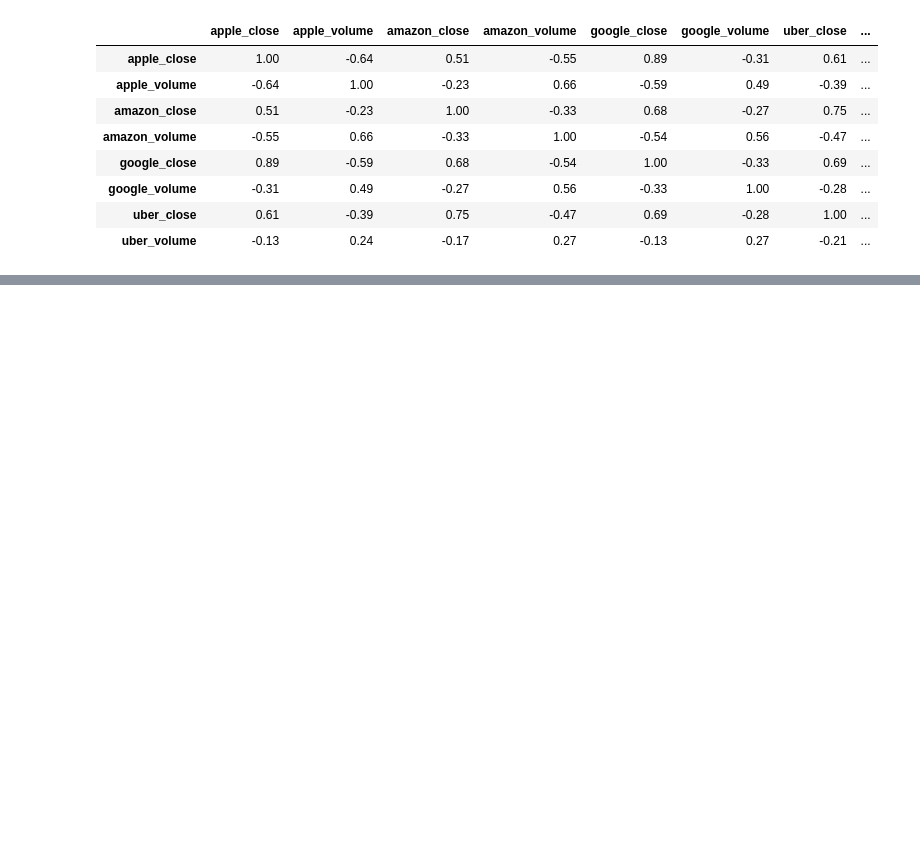
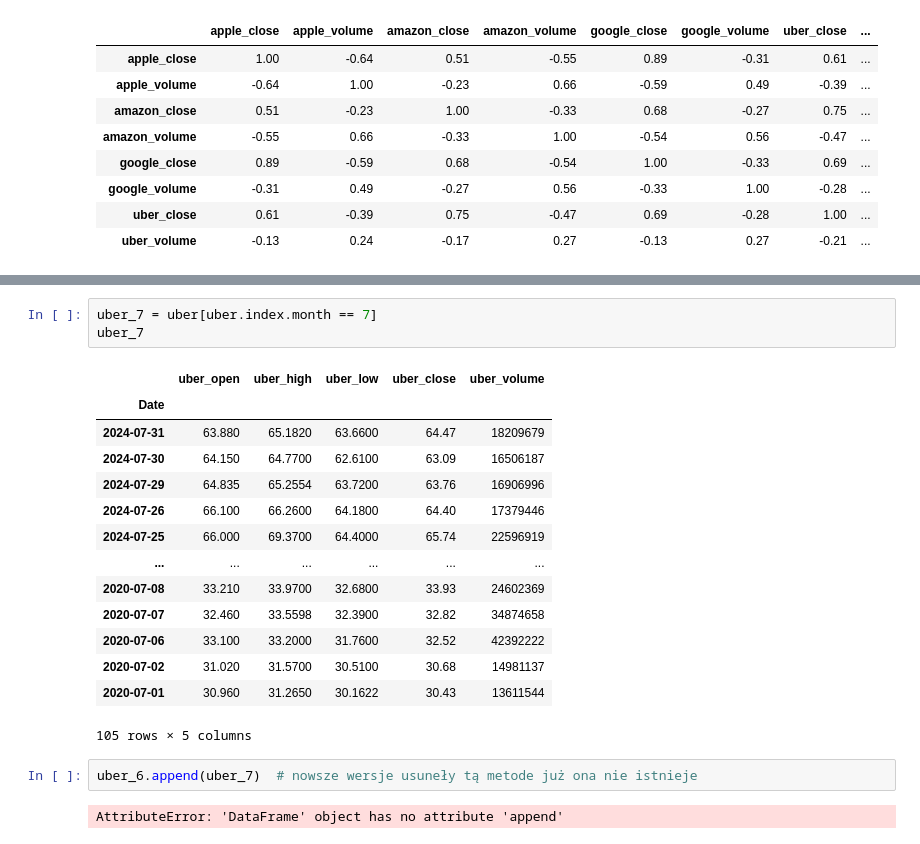
Before and after one commit to AleksandraJuras2000/Kurs_Udemi, a Jupyter notebook: 02_pandas/03_zapis_odczyt.ipynb, the cells around one changed output, grey strips where cells are left out. Cells and saved outputs as stored; diff of their text form; blank space fills up the shorter version.

```diff
--- a/02_pandas/03_zapis_odczyt.ipynb
+++ b/02_pandas/03_zapis_odczyt.ipynb
@@ -290,0 +321,22 @@ df[closes].corr()
+# %%
+uber_7 = uber[uber.index.month == 7]
+uber_7
+# %% [output]
+|  | uber_open | uber_high | uber_low | uber_close | uber_volume |
+| Date |  |  |  |  |  |
+| 2024-07-31 | 63.880 | 65.1820 | 63.6600 | 64.47 | 18209679 |
+| 2024-07-30 | 64.150 | 64.7700 | 62.6100 | 63.09 | 16506187 |
+| 2024-07-29 | 64.835 | 65.2554 | 63.7200 | 63.76 | 16906996 |
+| 2024-07-26 | 66.100 | 66.2600 | 64.1800 | 64.40 | 17379446 |
+| 2024-07-25 | 66.000 | 69.3700 | 64.4000 | 65.74 | 22596919 |
+| ... | ... | ... | ... | ... | ... |
+| 2020-07-08 | 33.210 | 33.9700 | 32.6800 | 33.93 | 24602369 |
+| 2020-07-07 | 32.460 | 33.5598 | 32.3900 | 32.82 | 34874658 |
+| 2020-07-06 | 33.100 | 33.2000 | 31.7600 | 32.52 | 42392222 |
+| 2020-07-02 | 31.020 | 31.5700 | 30.5100 | 30.68 | 14981137 |
+| 2020-07-01 | 30.960 | 31.2650 | 30.1622 | 30.43 | 13611544 |
+105 rows × 5 columns
+# %%
+uber_6.append(uber_7)  # nowsze wersje usuneły tą metode już ona nie istnieje
+# %% [output]
+AttributeError: 'DataFrame' object has no attribute 'append'
```
Also changed, not shown: parts of 4 cells of this notebook.
